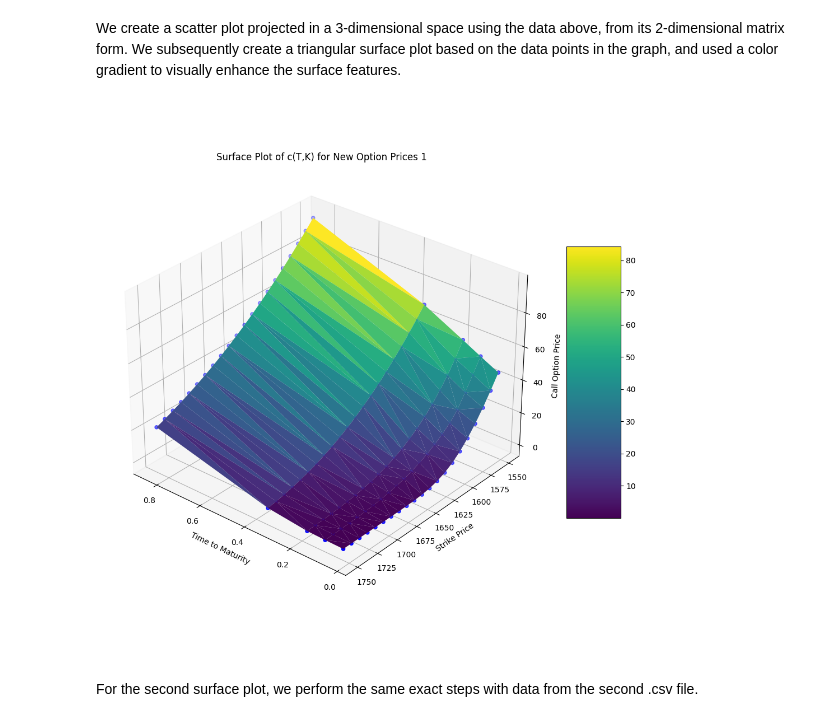
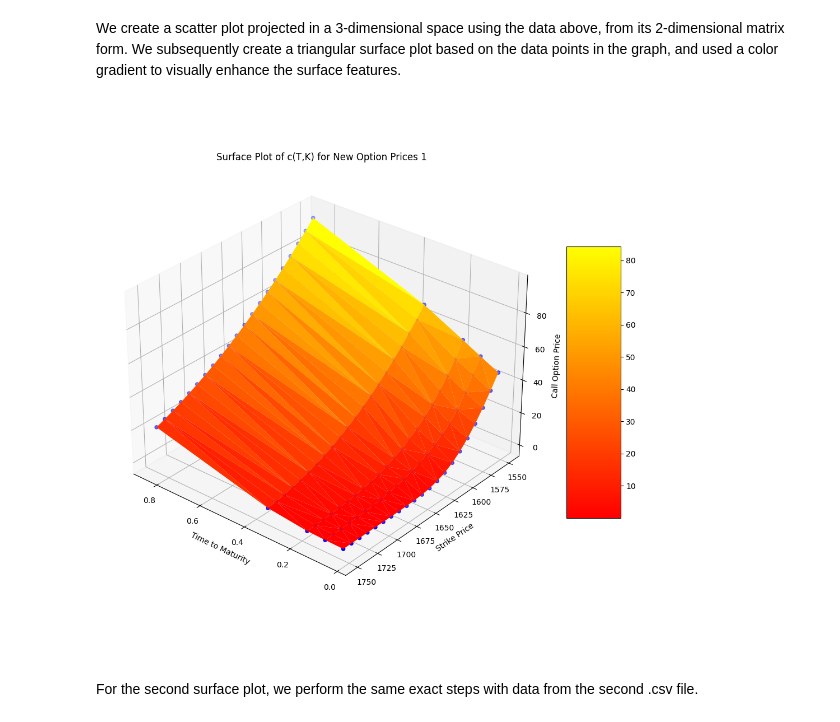
Before and after one commit to pangjunrong/KTH-Local-Volatility-Estimation, a Jupyter notebook: Project-1.ipynb, the cells around one changed output. Saved outputs shown, nothing was run; the diff lists cells and outputs as text; code cells hidden in the pictures.

Commit message:
updated plot colours to be consistent

```diff
--- a/Project-1.ipynb
+++ b/Project-1.ipynb
@@ -40,24 +40,24 @@ We create a scatter plot projected in a 3-dimensional space using the data above
 # %%
 T_1 = option_prices_1[:, 0]
 K_1 = option_prices_1[:, 1]
 c_TK_1 = option_prices_1[:, 2]
 
 fig = plt.figure()
 ax = fig.add_subplot(projection='3d')
 ax.scatter(T_1, K_1, c_TK_1, c = 'b', marker='o')
-trisurf = ax.plot_trisurf(T_1, K_1, c_TK_1, linewidth = 0.2, antialiased = True, cmap=cm.viridis)
+trisurf = ax.plot_trisurf(T_1, K_1, c_TK_1, linewidth = 0.2, antialiased = True, cmap=cm.autumn)
 fig.colorbar(trisurf, ax = ax, shrink = 0.5, aspect = 5)
 
 ax.set_xlabel('Time to Maturity')
 ax.set_ylabel('Strike Price')
 ax.set_zlabel('Call Option Price')
 
 plt.title('Surface Plot of c(T,K) for New Option Prices 1')
 ax.view_init(30, 130)
 plt.tight_layout()
 plt.show()
 # %% [output]
-[figure, old version]
+[figure, new version]
 # %% [markdown]
 For the second surface plot, we perform the same exact steps with data from the second .csv file.
 # %%
```
Also changed, not shown: parts of 2 cells of this notebook.
